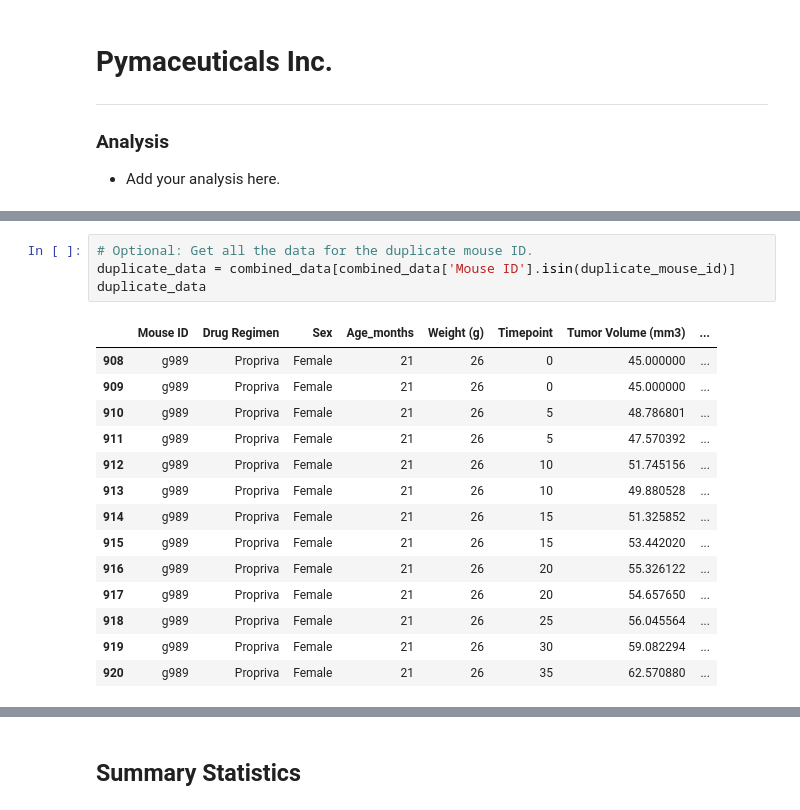
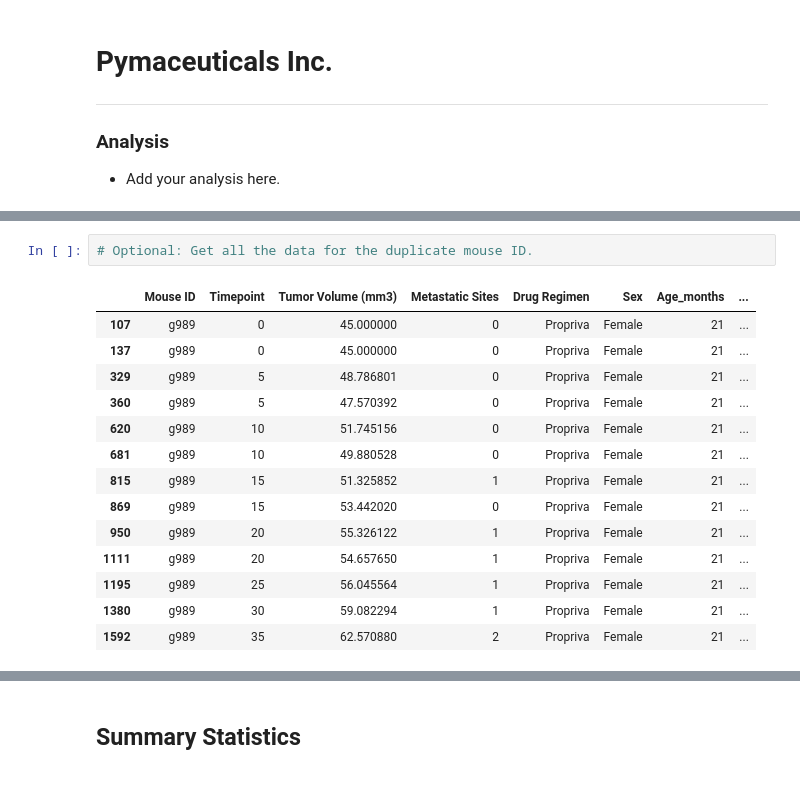
Before and after one commit to SoonerLisa/Data-Visualization, a Jupyter notebook: data/pymaceuticals_starter_OG.ipynb, the cells around one changed output, grey strips where cells are left out. Drawn from its saved outputs; the diff is of its cells as text.

```diff
--- a/pymaceuticals_starter - Copy.ipynb
+++ b/data/pymaceuticals_starter_OG.ipynb
@@ -54,22 +34,20 @@ duplicate_mouse_id
 array(['g989'], dtype=object)
 # %%
 # Optional: Get all the data for the duplicate mouse ID.
-duplicate_data = combined_data[combined_data['Mouse ID'].isin(duplicate_mouse_id)]
-duplicate_data
 # %% [output]
-|  | Mouse ID | Drug Regimen | Sex | Age_months | Weight (g) | Timepoint | Tumor Volume (mm3) | ... |
-| 908 | g989 | Propriva | Female | 21 | 26 | 0 | 45.000000 | ... |
-| 909 | g989 | Propriva | Female | 21 | 26 | 0 | 45.000000 | ... |
-| 910 | g989 | Propriva | Female | 21 | 26 | 5 | 48.786801 | ... |
-| 911 | g989 | Propriva | Female | 21 | 26 | 5 | 47.570392 | ... |
-| 912 | g989 | Propriva | Female | 21 | 26 | 10 | 51.745156 | ... |
-| 913 | g989 | Propriva | Female | 21 | 26 | 10 | 49.880528 | ... |
-| 914 | g989 | Propriva | Female | 21 | 26 | 15 | 51.325852 | ... |
-| 915 | g989 | Propriva | Female | 21 | 26 | 15 | 53.442020 | ... |
-| 916 | g989 | Propriva | Female | 21 | 26 | 20 | 55.326122 | ... |
-| 917 | g989 | Propriva | Female | 21 | 26 | 20 | 54.657650 | ... |
-| 918 | g989 | Propriva | Female | 21 | 26 | 25 | 56.045564 | ... |
-| 919 | g989 | Propriva | Female | 21 | 26 | 30 | 59.082294 | ... |
-| 920 | g989 | Propriva | Female | 21 | 26 | 35 | 62.570880 | ... |
+|  | Mouse ID | Timepoint | Tumor Volume (mm3) | Metastatic Sites | Drug Regimen | Sex | Age_months | ... |
+| 107 | g989 | 0 | 45.000000 | 0 | Propriva | Female | 21 | ... |
+| 137 | g989 | 0 | 45.000000 | 0 | Propriva | Female | 21 | ... |
+| 329 | g989 | 5 | 48.786801 | 0 | Propriva | Female | 21 | ... |
+| 360 | g989 | 5 | 47.570392 | 0 | Propriva | Female | 21 | ... |
+| 620 | g989 | 10 | 51.745156 | 0 | Propriva | Female | 21 | ... |
+| 681 | g989 | 10 | 49.880528 | 0 | Propriva | Female | 21 | ... |
+| 815 | g989 | 15 | 51.325852 | 1 | Propriva | Female | 21 | ... |
+| 869 | g989 | 15 | 53.442020 | 0 | Propriva | Female | 21 | ... |
+| 950 | g989 | 20 | 55.326122 | 1 | Propriva | Female | 21 | ... |
+| 1111 | g989 | 20 | 54.657650 | 1 | Propriva | Female | 21 | ... |
+| 1195 | g989 | 25 | 56.045564 | 1 | Propriva | Female | 21 | ... |
+| 1380 | g989 | 30 | 59.082294 | 1 | Propriva | Female | 21 | ... |
+| 1592 | g989 | 35 | 62.570880 | 2 | Propriva | Female | 21 | ... |
 # %%
 # Create a clean DataFrame by dropping the duplicate mouse by its ID.
```
Also changed, not shown: parts of 15 cells of this notebook, 3 other files.
